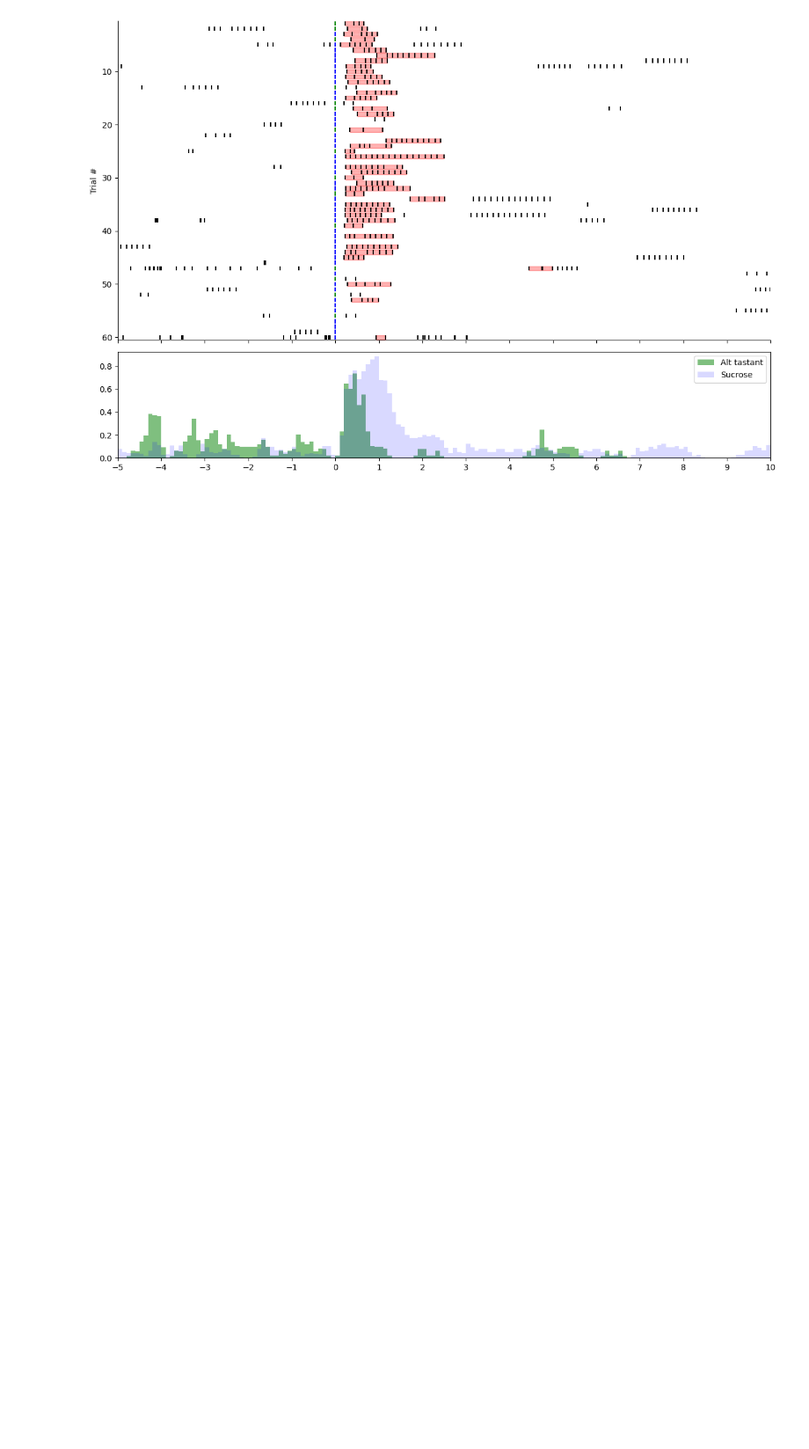
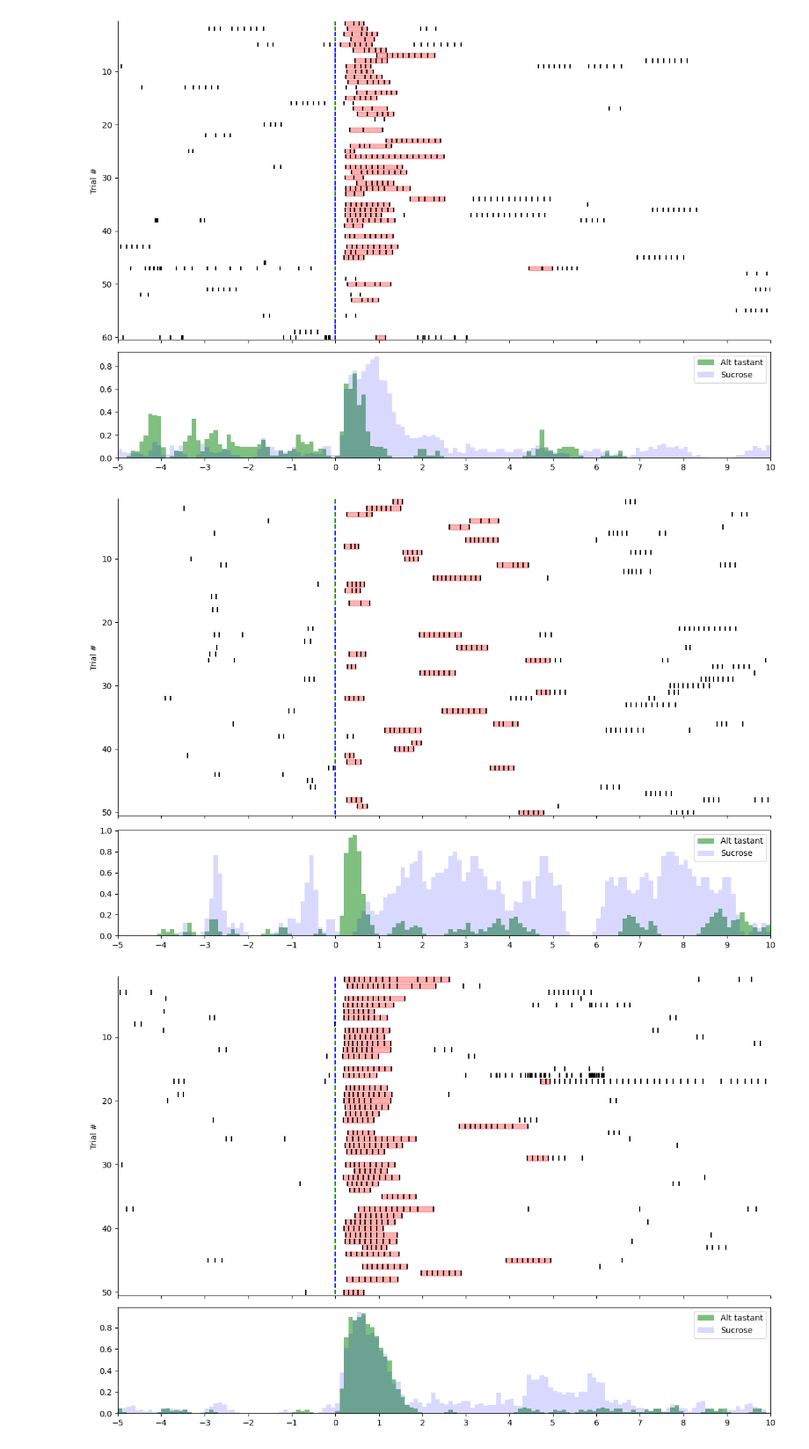
Before and after one commit to RohanSavani/PVN_GLP1R_2P, a Jupyter notebook: src/notebooks/behaviorviz.ipynb, the cells around one changed output. Shown: that part at 88% size. Cells and saved outputs as stored; diff of their text form; code cells hidden in the pictures; blank space fills up the shorter version.

```diff
--- a/src/notebooks/behaviorviz.ipynb
+++ b/src/notebooks/behaviorviz.ipynb
@@ -36,3 +38,28 @@ fig, ax_raster, ax_psth = behav.plot_lick_raster_with_psth(
 )
 # %% [output]
 [figure]
+# %%
+folder = '/Users/savani/Downloads/2p_data/fasted sucrose water'
+for folderp in [f for f in os.listdir(folder) if not f.startswith('.')]:
+    path = os.path.join(folder, folderp, 'suite2p', 'plane0', 'behaviordata.mat')
+    fig, ax_raster, ax_psth = behav.plot_lick_raster_with_psth(
+        mat_file = path,
+        align_to = 'reward',
+        pre_window = 5,
+        post_window = 10,
+        bin_size_psth = 0.1,
+        smooth_psth = True,
+        psth_smoothing_sigma = 0.65,
+        xlabel = 'Time (s)',
+        ylabel_raster = 'Trial #',
+        ylabel_psth = 'Norm. Licks/sec',
+        fps = 15,
+        plot_bouts = True,
+        multiple_tastant= True,
+        filter_pre_licknum = 20,
+        normalize_histo = True
+    )
+    plt.savefig(os.path.join(folder, folderp, 'suite2p', 'plane0', 'raster_rew.pdf'), dpi=300)
+# %% [output]
+[figure, added]
+[figure, added]
```
Also changed, not shown: parts of 3 cells of this notebook, 2 other files.
